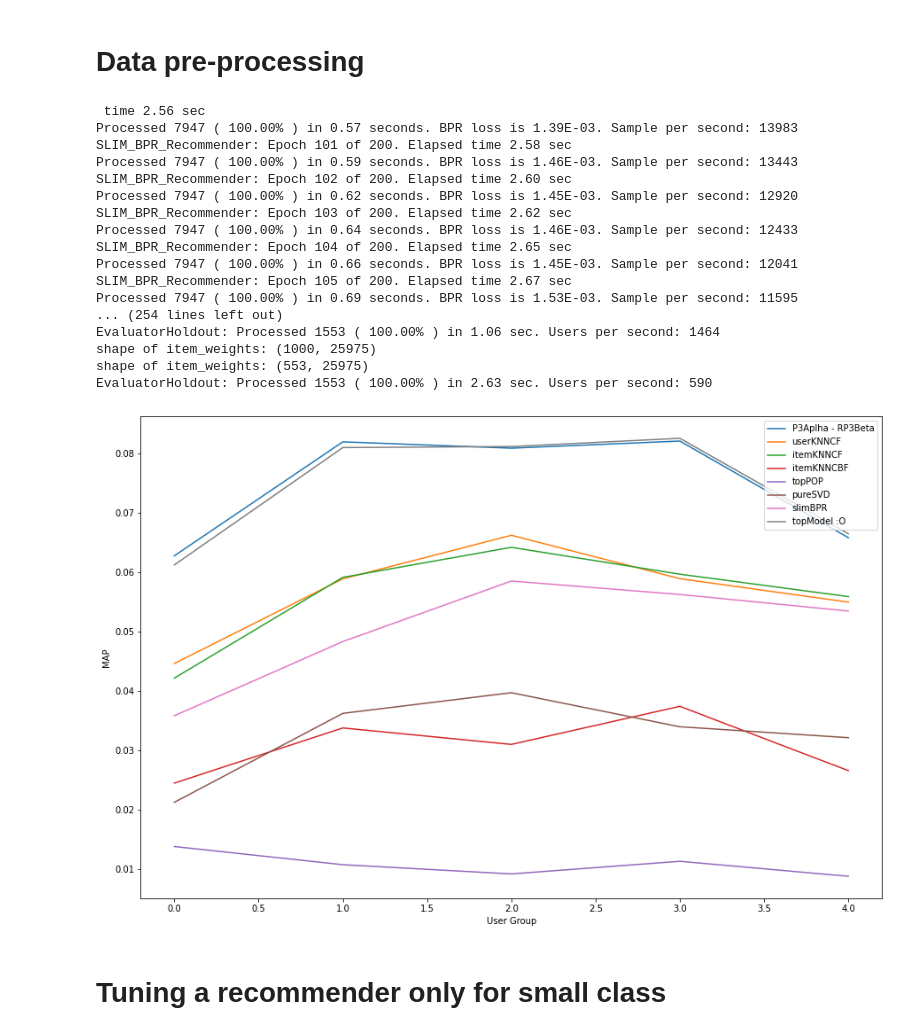
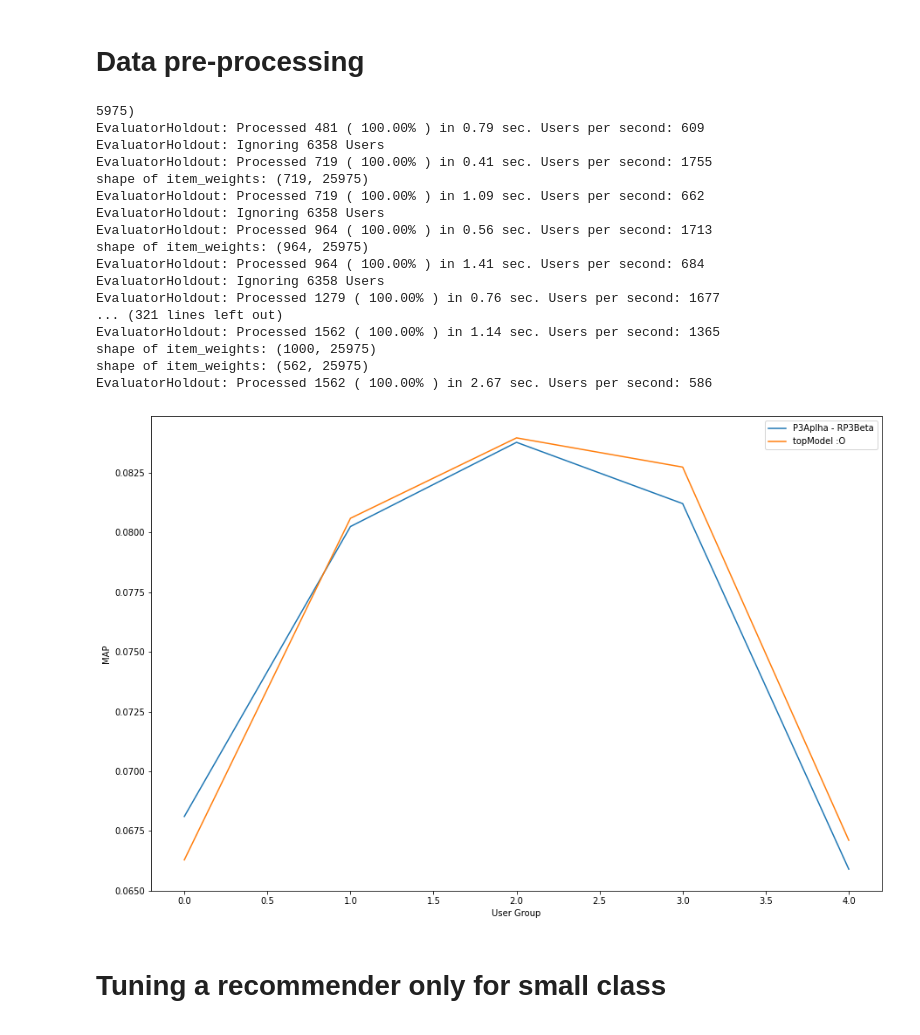
Before and after one commit to mattiasu96/Recommender-Systems-Challenge, a Jupyter notebook: New Challenge Data/RecommenderWithSplitUser.ipynb, the cells around one changed output. Saved outputs shown, nothing was run; the diff lists cells and outputs as text; code cells hidden in the pictures.

Commit message:
splitted user using two best models

```diff
--- a/New Challenge Data/RecommenderWithSplitUser.ipynb
+++ b/New Challenge Data/RecommenderWithSplitUser.ipynb
@@ -125,7 +125,7 @@ for index in range(0, 15):
     hybridrecommender = ItemKNNSimilarityHybridRecommender(URM_train, recommender_alpha.W_sparse, recommender_beta_ICM.W_sparse)
     hybridrecommender.fit(topK=200, alpha = 0.1)
 
-    #user knn
+    '''#user knn
     recommender_cold = UserKNNCFRecommender(URM_train)
     recommender_cold.fit(shrink=100, topK=150, feature_weighting = "TF-IDF")
 
@@ -142,25 +142,25 @@ for index in range(0, 15):
     recommender_pure_svd.fit(num_factors = 845)
 
     recommender_slim_bpr = SLIM_BPR_Cython(URM_train, recompile_cython=False)
-    recommender_slim_bpr.fit(epochs=200, batch_size=1000, sgd_mode='adagrad', learning_rate=0.001, positive_threshold_BPR=1, topK=400)
+    recommender_slim_bpr.fit(epochs=200, batch_size=1000, sgd_mode='adagrad', learning_rate=0.001, positive_threshold_BPR=1, topK=400)'''
 
-    recommender_userKNN = UserKNNCFRecommender(URM_train)
-    recommender_userKNN.fit(topK= 75, shrink = 200)
+    recommender_userKNN_top_model = UserKNNCFRecommender(URM_train)
+    recommender_userKNN_top_model.fit(topK= 75, shrink = 200)
 
-    recommender_SVD= PureSVDRecommender(URM_train)
-    recommender_SVD.fit(num_factors = 1200)
+    recommender_SVD_top_model = PureSVDRecommender(URM_train)
+    recommender_SVD_top_model.fit(num_factors = 1200)
 
-    recommender_alpha = P3alphaRecommender(URM_train)
-    recommender_alpha.fit(topK=350, alpha = 0.45, implicit = True)
+    recommender_alpha_top_model = P3alphaRecommender(URM_train)
+    recommender_alpha_top_model.fit(topK=350, alpha = 0.45, implicit = True)
 
-    recommender_beta_ICM = RP3betaRecommender(ICM_all.T)
-    recommender_beta_ICM.fit(topK=70, alpha=0.35, beta=0.4, implicit=False)
-    recommender_beta_ICM.URM_train = URM_train
+    recommender_beta_ICM_top_model = RP3betaRecommender(ICM_all.T)
+    recommender_beta_ICM_top_model.fit(topK=70, alpha=0.35, beta=0.4, implicit=False)
+    recommender_beta_ICM_top_model.URM_train = URM_train
 
-    hybridrecommender_p3_rp3_top_model = ItemKNNSimilarityHybridRecommender(URM_train, recommender_alpha.W_sparse, recommender_beta_ICM.W_sparse)
+    hybridrecommender_p3_rp3_top_model = ItemKNNSimilarityHybridRecommender(URM_train, recommender_alpha_top_model.W_sparse, recommender_beta_ICM_top_model.W_sparse)
     hybridrecommender_p3_rp3_top_model.fit(topK=450, alpha = 0.1)
 
-    hybridrecommender_top_model = ItemKNNScoresHybridMultipleRecommender(URM_train, hybridrecommender_p3_rp3_top_model, recommender_userKNN, recommender_SVD)
+    hybridrecommender_top_model = ItemKNNScoresHybridMultipleRecommender(URM_train, hybridrecommender_p3_rp3_top_model, recommender_userKNN_top_model, recommender_SVD_top_model)
     hybridrecommender_top_model.fit(alpha = 0.7, beta=0.25)
 
     grouped_users = dataset.groupby(['row']).count()
@@ -184,7 +184,7 @@ for index in range(0, 15):
         results, _ = evaluator_p3_rp3.evaluateRecommender(hybridrecommender)
         MAP_p3aplha_rp3beta_per_group[group_id] += results[cutoff]["MAP"]
 
-        results, _ = evaluator_p3_rp3.evaluateRecommender(recommender_cold)
+        '''results, _ = evaluator_p3_rp3.evaluateRecommender(recommender_cold)
         MAP_user_cf_cold_per_group[group_id] += results[cutoff]["MAP"]
 
         results, _ = evaluator_p3_rp3.evaluateRecommender(recommender_item_cf)
@@ -200,57 +200,57 @@ for index in range(0, 15):
         MAP_pure_svd_per_group[group_id] += results[cutoff]["MAP"]
 
         results, _ = evaluator_p3_rp3.evaluateRecommender(recommender_slim_bpr)
-        MAP_slim_bpr_per_group[group_id] += results[cutoff]["MAP"]
+        MAP_slim_bpr_per_group[group_id] += results[cutoff]["MAP"]'''
 
         results, _ = evaluator_p3_rp3.evaluateRecommender(hybridrecommender_top_model)
         MAP_top_model_per_group[group_id] += results[cutoff]["MAP"]
 # %% [output]
- time 2.56 sec
-Processed 7947 ( 100.00% ) in 0.57 seconds. BPR loss is 1.39E-03. Sample per second: 13983
-SLIM_BPR_Recommender: Epoch 101 of 200. Elapsed time 2.58 sec
-Processed 7947 ( 100.00% ) in 0.59 seconds. BPR loss is 1.46E-03. Sample per second: 13443
-SLIM_BPR_Recommender: Epoch 102 of 200. Elapsed time 2.60 sec
-Processed 7947 ( 100.00% ) in 0.62 seconds. BPR loss is 1.45E-03. Sample per second: 12920
-SLIM_BPR_Recommender: Epoch 103 of 200. Elapsed time 2.62 sec
-Processed 7947 ( 100.00% ) in 0.64 seconds. BPR loss is 1.46E-03. Sample per second: 12433
-SLIM_BPR_Recommender: Epoch 104 of 200. Elapsed time 2.65 sec
-Processed 7947 ( 100.00% ) in 0.66 seconds. BPR loss is 1.45E-03. Sample per second: 12041
-SLIM_BPR_Recommender: Epoch 105 of 200. Elapsed time 2.67 sec
-Processed 7947 ( 100.00% ) in 0.69 seconds. BPR loss is 1.53E-03. Sample per second: 11595
-... (254 lines left out)
-EvaluatorHoldout: Processed 1553 ( 100.00% ) in 1.06 sec. Users per second: 1464
+5975)
+EvaluatorHoldout: Processed 481 ( 100.00% ) in 0.79 sec. Users per second: 609
+EvaluatorHoldout: Ignoring 6358 Users
+EvaluatorHoldout: Processed 719 ( 100.00% ) in 0.41 sec. Users per second: 1755
+shape of item_weights: (719, 25975)
+EvaluatorHoldout: Processed 719 ( 100.00% ) in 1.09 sec. Users per second: 662
+EvaluatorHoldout: Ignoring 6358 Users
+EvaluatorHoldout: Processed 964 ( 100.00% ) in 0.56 sec. Users per second: 1713
+shape of item_weights: (964, 25975)
+EvaluatorHoldout: Processed 964 ( 100.00% ) in 1.41 sec. Users per second: 684
+EvaluatorHoldout: Ignoring 6358 Users
+EvaluatorHoldout: Processed 1279 ( 100.00% ) in 0.76 sec. Users per second: 1677
+... (321 lines left out)
+EvaluatorHoldout: Processed 1562 ( 100.00% ) in 1.14 sec. Users per second: 1365
 shape of item_weights: (1000, 25975)
-shape of item_weights: (553, 25975)
-EvaluatorHoldout: Processed 1553 ( 100.00% ) in 2.63 sec. Users per second: 590
+shape of item_weights: (562, 25975)
+EvaluatorHoldout: Processed 1562 ( 100.00% ) in 2.67 sec. Users per second: 586
 # %%
 for index in range(0, 5):
     MAP_p3aplha_rp3beta_per_group[index] /= 15
-    MAP_user_cf_cold_per_group[index] /= 15
+    '''MAP_user_cf_cold_per_group[index] /= 15
     MAP_item_cf_cold_per_group[index] /= 15
     MAP_item_cbf_per_group[index] /= 15
     MAP_top_pop_per_group[index] /= 15
     MAP_pure_svd_per_group[index] /= 15
-    MAP_slim_bpr_per_group[index] /= 15
+    MAP_slim_bpr_per_group[index] /= 15'''
     MAP_top_model_per_group[index] /= 15
 # %%
 import matplotlib.pyplot as pyplot
 %matplotlib inline
 pyplot.figure(figsize=(15,10))
 pyplot.plot(MAP_p3aplha_rp3beta_per_group, label="P3Aplha - RP3Beta")
-pyplot.plot(MAP_user_cf_cold_per_group, label="userKNNCF")
+'''pyplot.plot(MAP_user_cf_cold_per_group, label="userKNNCF")
 pyplot.plot(MAP_item_cf_cold_per_group, label="itemKNNCF")
 pyplot.plot(MAP_item_cbf_per_group, label="itemKNNCBF")
 pyplot.plot(MAP_top_pop_per_group, label="topPOP")
 pyplot.plot(MAP_pure_svd_per_group, label="pureSVD")
-pyplot.plot(MAP_slim_bpr_per_group, label="slimBPR")
+pyplot.plot(MAP_slim_bpr_per_group, label="slimBPR")'''
 pyplot.plot(MAP_top_model_per_group, label="topModel :O")
 
 pyplot.ylabel('MAP')
 pyplot.xlabel('User Group')
 pyplot.legend()
 pyplot.show()
 # %% [output]
-[figure, old version]
+[figure, new version]
 # %% [markdown]
 # Tuning a recommender only for small class
 # %%
```
Also changed, not shown: 2 other files.
